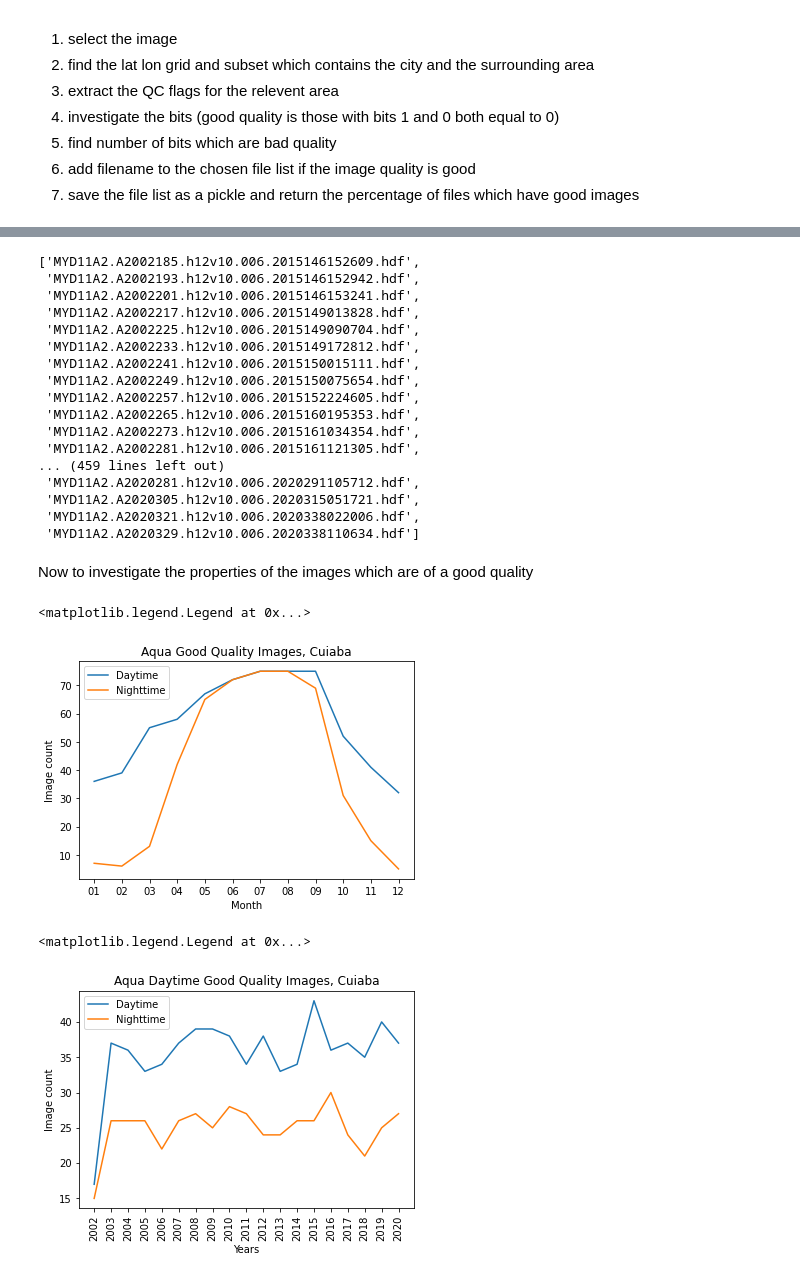
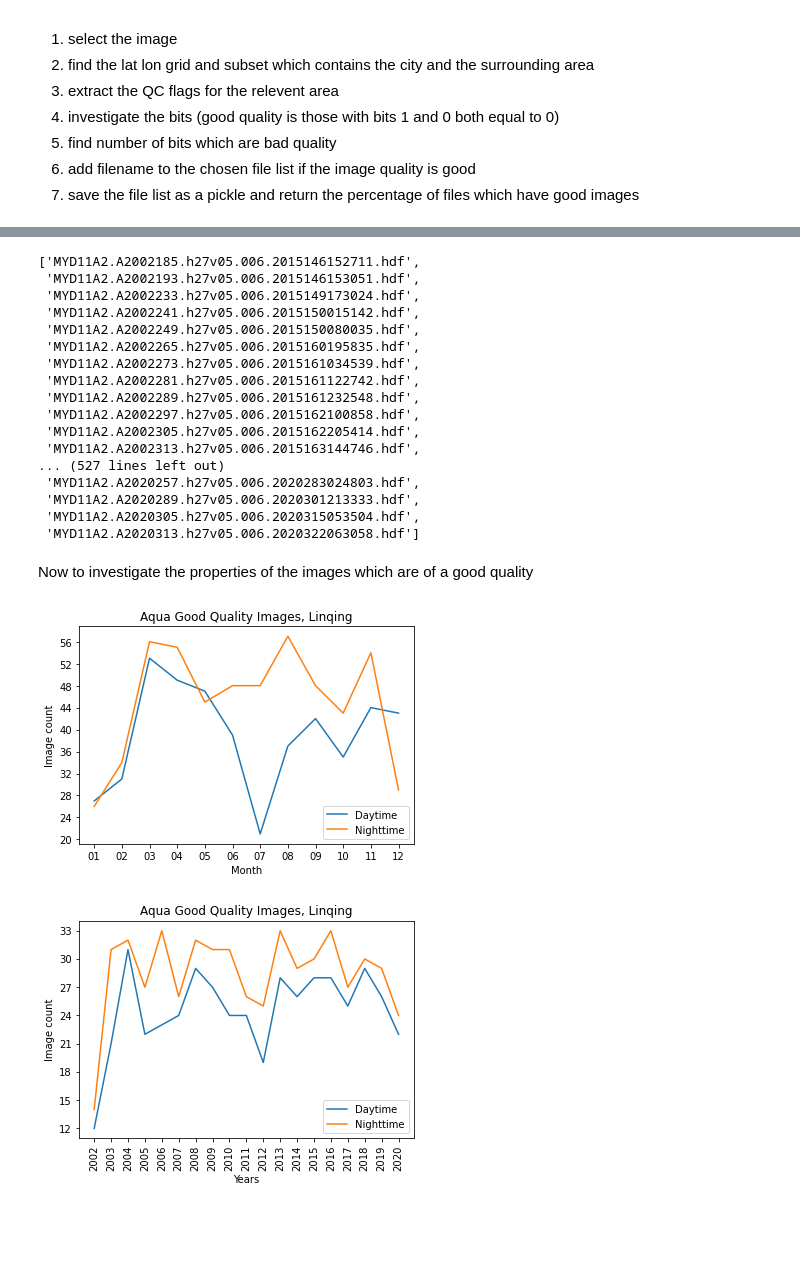
Before and after one commit to SarahBerk-github/MODIS_Gaussian, a Jupyter notebook: MODIS_8_day_LST_Image_Selection.ipynb, the cells around one changed output, grey strips where cells are left out. Saved outputs shown, nothing was run; the diff lists cells and outputs as text; code cells hidden in the pictures; blank space fills up the shorter version.

```diff
--- a/MODIS_8_day_LST_Image_Selection.ipynb
+++ b/MODIS_8_day_LST_Image_Selection.ipynb
@@ -59,9 +62,11 @@ def quality_control(x):
     return flag
 # %%
 #Manual entries
-CITY_COUNTRY = "CUIABA_BRAZIL"
-City_Lat = -15.59611
-City_Lon = -56.09667
+CITY_COUNTRY = "BULAWAYO_ZIMBABWE"
+#SATELLITE = 'MOD11A2' #TERRA
+SATELLITE = 'MYD11A2' #AQUA
+City_Lat = 36.84556
+City_Lon = 115.7117
 
 #set the fraction of pixels which make the image unusable (if there is a greater number of pixels then this of bad quality,
 #image will not be used)
@@ -256,23 +265,23 @@ Day_list
 # %%
 Night_list
 # %% [output]
-['MYD11A2.A2002185.h12v10.006.2015146152609.hdf',
- 'MYD11A2.A2002193.h12v10.006.2015146152942.hdf',
- 'MYD11A2.A2002201.h12v10.006.2015146153241.hdf',
- 'MYD11A2.A2002217.h12v10.006.2015149013828.hdf',
- 'MYD11A2.A2002225.h12v10.006.2015149090704.hdf',
- 'MYD11A2.A2002233.h12v10.006.2015149172812.hdf',
- 'MYD11A2.A2002241.h12v10.006.2015150015111.hdf',
- 'MYD11A2.A2002249.h12v10.006.2015150075654.hdf',
- 'MYD11A2.A2002257.h12v10.006.2015152224605.hdf',
- 'MYD11A2.A2002265.h12v10.006.2015160195353.hdf',
- 'MYD11A2.A2002273.h12v10.006.2015161034354.hdf',
- 'MYD11A2.A2002281.h12v10.006.2015161121305.hdf',
-... (459 lines left out)
- 'MYD11A2.A2020281.h12v10.006.2020291105712.hdf',
- 'MYD11A2.A2020305.h12v10.006.2020315051721.hdf',
- 'MYD11A2.A2020321.h12v10.006.2020338022006.hdf',
- 'MYD11A2.A2020329.h12v10.006.2020338110634.hdf']
+['MYD11A2.A2002185.h27v05.006.2015146152711.hdf',
+ 'MYD11A2.A2002193.h27v05.006.2015146153051.hdf',
+ 'MYD11A2.A2002233.h27v05.006.2015149173024.hdf',
+ 'MYD11A2.A2002241.h27v05.006.2015150015142.hdf',
+ 'MYD11A2.A2002249.h27v05.006.2015150080035.hdf',
+ 'MYD11A2.A2002265.h27v05.006.2015160195835.hdf',
+ 'MYD11A2.A2002273.h27v05.006.2015161034539.hdf',
+ 'MYD11A2.A2002281.h27v05.006.2015161122742.hdf',
+ 'MYD11A2.A2002289.h27v05.006.2015161232548.hdf',
+ 'MYD11A2.A2002297.h27v05.006.2015162100858.hdf',
+ 'MYD11A2.A2002305.h27v05.006.2015162205414.hdf',
+ 'MYD11A2.A2002313.h27v05.006.2015163144746.hdf',
+... (527 lines left out)
+ 'MYD11A2.A2020257.h27v05.006.2020283024803.hdf',
+ 'MYD11A2.A2020289.h27v05.006.2020301213333.hdf',
+ 'MYD11A2.A2020305.h27v05.006.2020315053504.hdf',
+ 'MYD11A2.A2020313.h27v05.006.2020322063058.hdf']
 # %% [markdown]
 Now to investigate the properties of the images which are of a good quality
 # %%
@@ -319,7 +328,11 @@ for i in range(len(Night_list)):
 night_dates_df = pd.DataFrame(list(zip(nighttime_dates, nighttime_months, nighttime_years)), #create dataframe for night time images
                    columns =['Date', 'Month', 'Year'])
 # %%
+############REMEMBER TO CHANGE PLOT NAME################################################
+########################################################################################
+
 #Occuranaces of months daytime
+
 mons = ['01','02','03','04','05','06','07','08','09','10','11','12']
 day_counts = [daytime_months.count('01'), daytime_months.count('02'), daytime_months.count('03'), daytime_months.count('04')
          , daytime_months.count('05'), daytime_months.count('06'), daytime_months.count('07'), daytime_months.count('08')
@@ -329,42 +342,52 @@ night_counts = [nighttime_months.count('01'), nighttime_months.count('02'), nigh
          , nighttime_months.count('05'), nighttime_months.count('06'), nighttime_months.count('07'), nighttime_months.count('08')
          , nighttime_months.count('09'), nighttime_months.count('10'), nighttime_months.count('11'), nighttime_months.count('12')]
 
+fig, axes = plt.subplots(nrows = 1,ncols = 1, figsize=(6, 4))
+
 plt.plot(mons, day_counts, label='Daytime')
 plt.plot(mons, night_counts, label = 'Nighttime')
-plt.title('Aqua Good Quality Images, Cuiaba')
+plt.title('Aqua Good Quality Images, Linqing')
 plt.xlabel("Month")
 plt.ylabel('Image count')
 plt.legend()
+
+ya = axes.get_yaxis()
+ya.set_major_locator(MaxNLocator(integer=True)) #make sure the y axis sticks to integers as is a count
 # %% [output]
-<matplotlib.legend.Legend at 0x...>
-[figure, old version]
+[figure, new version]
 # %%
+############REMEMBER TO CHANGE PLOT NAME################################################
+########################################################################################
+
 #Occuranaces of months daytime
 years = ['2002','2003','2004','2005','2006','2007','2008','2009','2010','2011','2012','2013','2014','2015','2016',
         '2017', '2018', '2019', '2020']
 
 day_counts = [daytime_years.count('2002'), daytime_years.count('2003'), daytime_years.count('2004')
          , daytime_years.count('2005'), daytime_years.count('2006'), daytime_years.count('2007'), daytime_years.count('2008')
          , daytime_years.count('2009'), daytime_years.count('2010'), daytime_years.count('2011'), daytime_years.count('2012')
          , daytime_years.count('2013'), daytime_years.count('2014'), daytime_years.count('2015'), daytime_years.count('2016')
          , daytime_years.count('2017'), daytime_years.count('2018'), daytime_years.count('2019'), daytime_years.count('2020')]
 
 night_counts = [nighttime_years.count('2002'), nighttime_years.count('2003'), nighttime_years.count('2004')
          , nighttime_years.count('2005'), nighttime_years.count('2006'), nighttime_years.count('2007'), nighttime_years.count('2008')
          , nighttime_years.count('2009'), nighttime_years.count('2010'), nighttime_years.count('2011'), nighttime_years.count('2012')
          , nighttime_years.count('2013'), nighttime_years.count('2014'), nighttime_years.count('2015'), nighttime_years.count('2016')
          , nighttime_years.count('2017'), nighttime_years.count('2018'), nighttime_years.count('2019'), nighttime_years.count('2020')]
 
-plt.plot(years, day_counts, label='Daytime')
+fig, axes = plt.subplots(nrows = 1,ncols = 1, figsize=(6, 4))
+
+axes.plot(years, day_counts, label='Daytime')
 plt.plot(years, night_counts, label = 'Nighttime')
-plt.title('Aqua Daytime Good Quality Images, Cuiaba')
+plt.title('Aqua Good Quality Images, Linqing')
 plt.xlabel("Years")
 plt.ylabel('Image count')
 plt.xticks(rotation=90)
 plt.legend()
+ya = axes.get_yaxis()
+ya.set_major_locator(MaxNLocator(integer=True)) #make sure the y axis sticks to integers as is a count
 # %% [output]
-<matplotlib.legend.Legend at 0x...>
-[figure, old version]
+[figure, new version]
 # %%
 #Save the images to csv files
 csv_name_day = '{}_Quality_Images_Day.csv'.format(CITY_COUNTRY)
```
Also changed, not shown: parts of 5 cells of this notebook, 2 other files.
